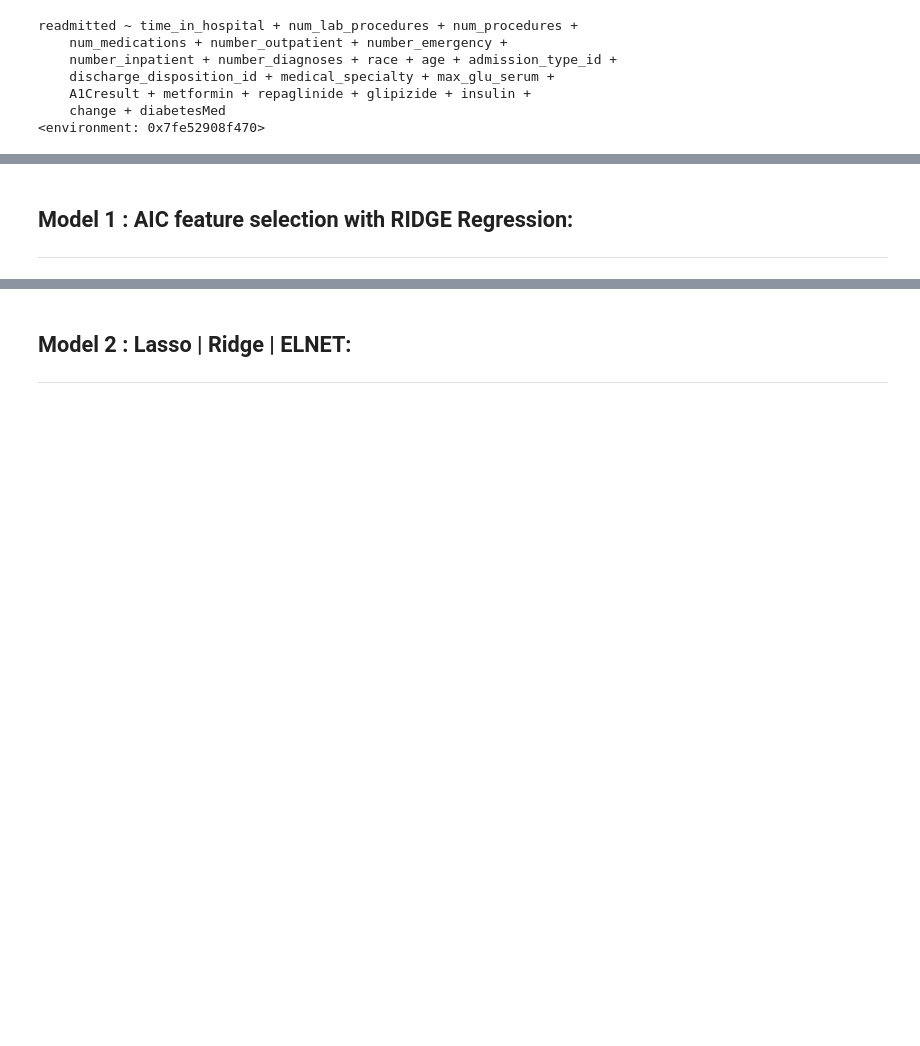
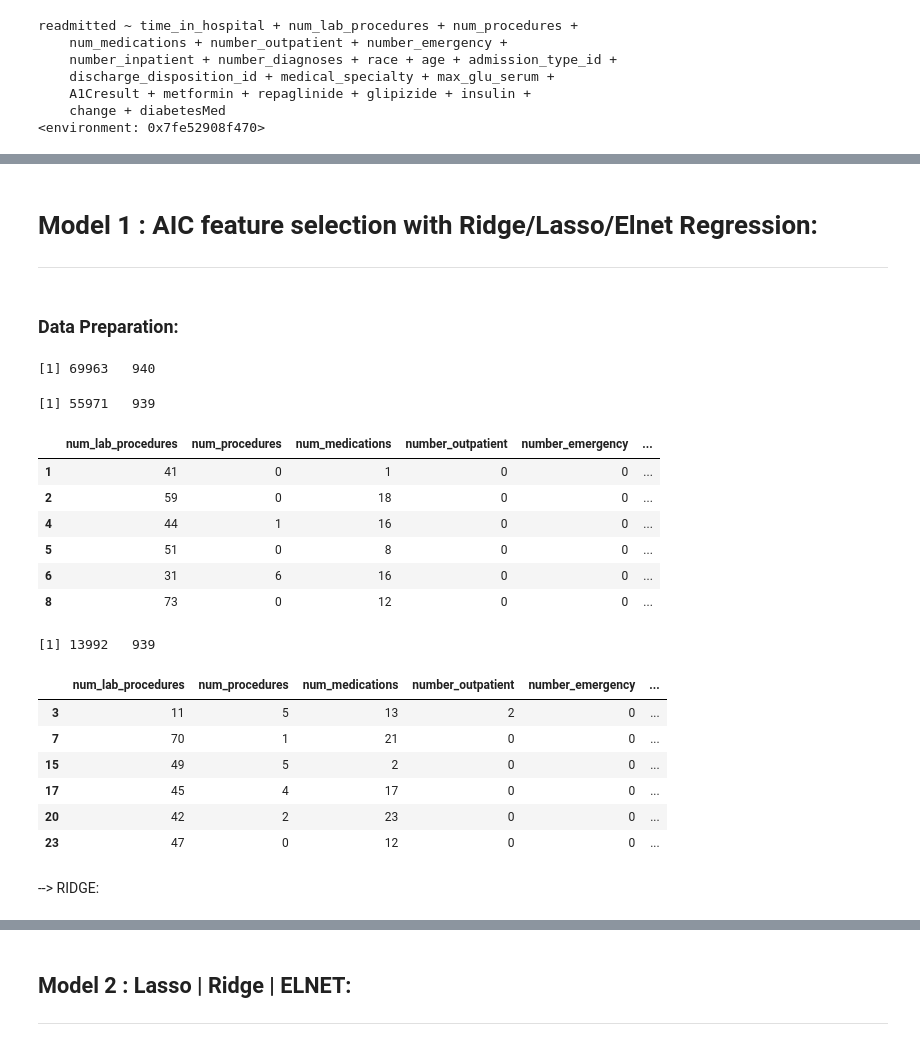
Before and after one commit to Sardhendu/Data-Science-Projects, a Jupyter notebook: Diabetic-Readmission/DiabeticReadmission-R.ipynb, the cells around one changed output, grey strips where cells are left out. Cells and saved outputs as stored; diff of their text form; code cells hidden in the pictures; blank space fills up the shorter version.

```diff
--- a/Diabetic-Readmission/DiabeticReadmission-R.ipynb
+++ b/Diabetic-Readmission/DiabeticReadmission-R.ipynb
@@ -434,3 +528,3 @@ Questions to ask:
 # %% [markdown]
-## Model 1 : AIC feature selection with RIDGE Regression:
+# Model 1 : AIC feature selection with Ridge/Lasso/Elnet Regression:
 ------
@@ -460,0 +531,73 @@ model.aic.glm <- glm(featureFormula, family=binomial(logit), data=xTrain.clean)
+# %% [markdown]
+### Data Preparation:
+# %%
+numericFeatures <- c('num_lab_procedures','num_procedures',
+                 'num_medications','number_outpatient','number_emergency',
+                 'number_inpatient','number_diagnoses')
+
+nominalFeatures <- c('race','age','admission_type_id', 'discharge_disposition_id',
+                     'medical_specialty','max_glu_serum', 'A1Cresult','metformin',
+                     'repaglinide','glipizide','insulin', 'change','diabetesMed',
+                     'time_in_hospital')
+
+factorInteractions <- c('race','age','admission_type_id', 'discharge_disposition_id',
+                        'medical_specialty','max_glu_serum', 'A1Cresult','metformin',
+                        'repaglinide','glipizide','insulin', 'change','diabetesMed',
+                        'time_in_hospital',
+                        'discharge_disposition_id * race', 'medical_specialty * time_in_hospital',
+                        'medical_specialty * age')
+
+
+# Build the Fature Model Formula
+factorModel <- bindModel(yLabel=diabetic.labelCol, xFeatures=factorInteractions)
+
+
+# Get the dummy dataframe
+diabetic.data.dummy <- dummy_DF_Builder(dataIN = diabetic.data,
+                            factorModel = factorModel,
+                            factorCols = nominalFeatures,
+                            numericCols = numericFeatures,
+                            labelCol = labelFeature,
+                            intercept=TRUE)
+
+dim(diabetic.data.dummy)
+
+# Perform Stratified Sampling:
+dataOUT <- stratifiedSampling(dataIN = diabetic.data.dummy,
+                               sample_on_col = diabetic.labelCol,
+                               trainPrcnt = 0.8,
+                               seed = seed)
+
+
+diabetic.trainData.dummy <- dataOUT[[1]]
+diabetic.testData.dummy <- dataOUT[[2]]
+
+xTrainData <- diabetic.trainData.dummy[, -which(names(diabetic.trainData.dummy) == diabetic.labelCol)]
+yTrainLabel <- diabetic.trainData.dummy[diabetic.labelCol]
+xTestData <- diabetic.testData.dummy[, -which(names(diabetic.testData.dummy) == diabetic.labelCol)]
+yTestLabel <- diabetic.testData.dummy[diabetic.labelCol]
+
+dim(xTrainData)
+head(xTrainData)
+dim(xTestData)
+head(xTestData)
+# %% [output]
+[1] 69963   940
+[1] 55971   939
+|  | num_lab_procedures | num_procedures | num_medications | number_outpatient | number_emergency | ... |
+| 1 | 41 | 0 | 1 | 0 | 0 | ... |
+| 2 | 59 | 0 | 18 | 0 | 0 | ... |
+| 4 | 44 | 1 | 16 | 0 | 0 | ... |
+| 5 | 51 | 0 | 8 | 0 | 0 | ... |
+| 6 | 31 | 6 | 16 | 0 | 0 | ... |
+| 8 | 73 | 0 | 12 | 0 | 0 | ... |
+[1] 13992   939
+|  | num_lab_procedures | num_procedures | num_medications | number_outpatient | number_emergency | ... |
+| 3 | 11 | 5 | 13 | 2 | 0 | ... |
+| 7 | 70 | 1 | 21 | 0 | 0 | ... |
+| 15 | 49 | 5 | 2 | 0 | 0 | ... |
+| 17 | 45 | 4 | 17 | 0 | 0 | ... |
+| 20 | 42 | 2 | 23 | 0 | 0 | ... |
+| 23 | 47 | 0 | 12 | 0 | 0 | ... |
+# %% [markdown]
+--> RIDGE:
```
Also changed, not shown: parts of 17 cells of this notebook, 11 other files.
